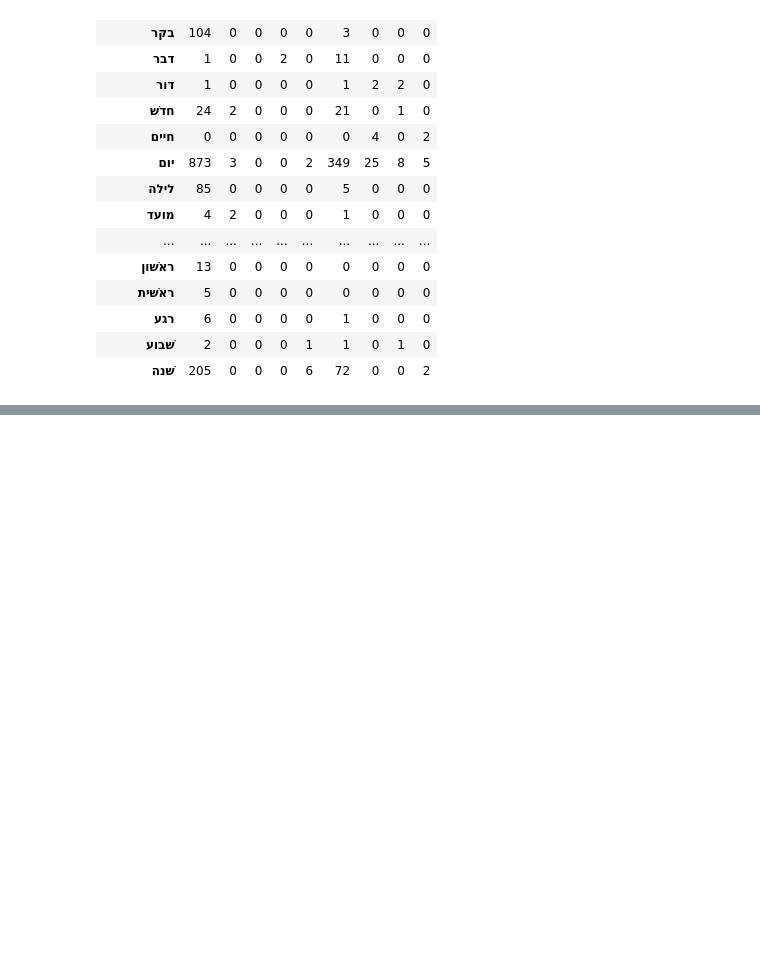
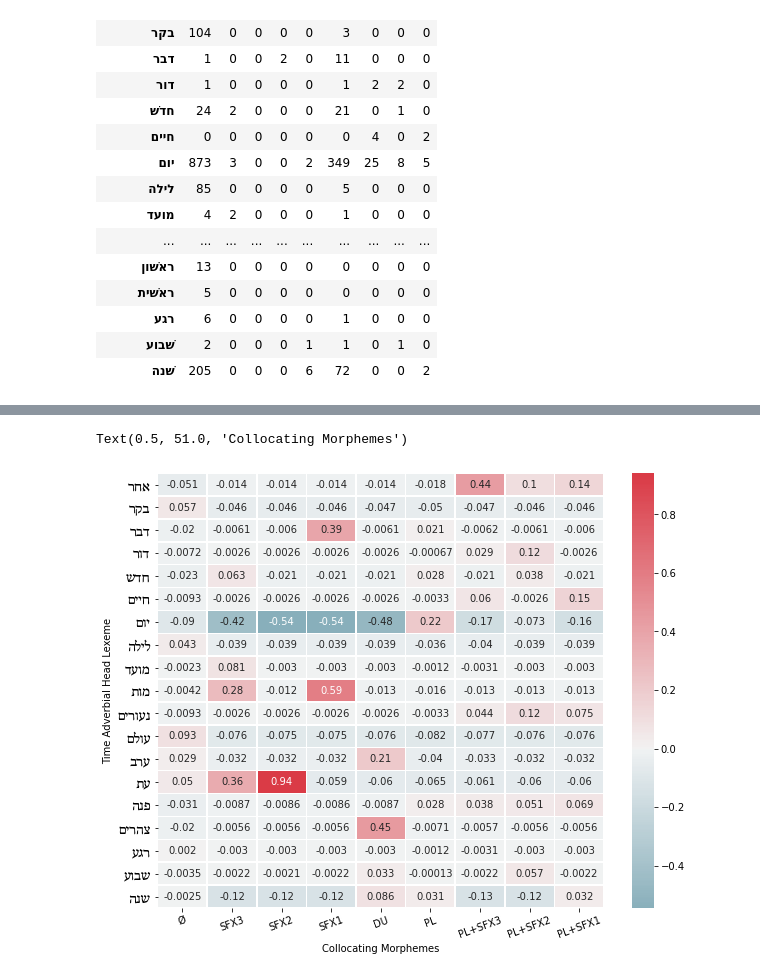
Before and after one commit to CambridgeSemiticsLab/BH_time_collocations, a Jupyter notebook: workflow/notebooks/analysis/morphological_collocations.ipynb, the cells around one changed output, grey strips where cells are left out. Drawn from its saved outputs; the diff is of its cells as text; code cells hidden in the pictures; blank space fills up the shorter version.

```diff
--- a/workflow/notebooks/analysis/morphological_collocations.ipynb
+++ b/workflow/notebooks/analysis/morphological_collocations.ipynb
@@ -202,0 +255,4 @@ out.plot('headXmorph_ΔP')
+# %%
+# Apply deltaP
+morph_dpr = sig.apply_deltaP(morph_ct2, 1, 0)
+morph_dpr.droplevel([1,2],0)
@@ -202,0 +283,11 @@ out.plot('headXmorph_ΔP')
+# %%
+fig, ax = plt.subplots(figsize=(10, 8))
+heatmap(morph_dpr.droplevel([0,1], 0), ax=ax, square=False, annot=True)
+ax.set_yticklabels(ax.get_yticklabels(), size=14, fontfamily='SBL Biblit')
+ax.set_ylabel('Time Adverbial Head Lexeme')
+ax.set_xticklabels(headers, rotation=20)
+ax.set_xlabel('Collocating Morphemes')
+#out.plot('headXmorph_ΔP', format='pdf')
+# %% [output]
+Text(0.5, 51.0, 'Collocating Morphemes')
+[figure, added]
```
Also changed, not shown: parts of 16 cells of this notebook, 18 other files.
